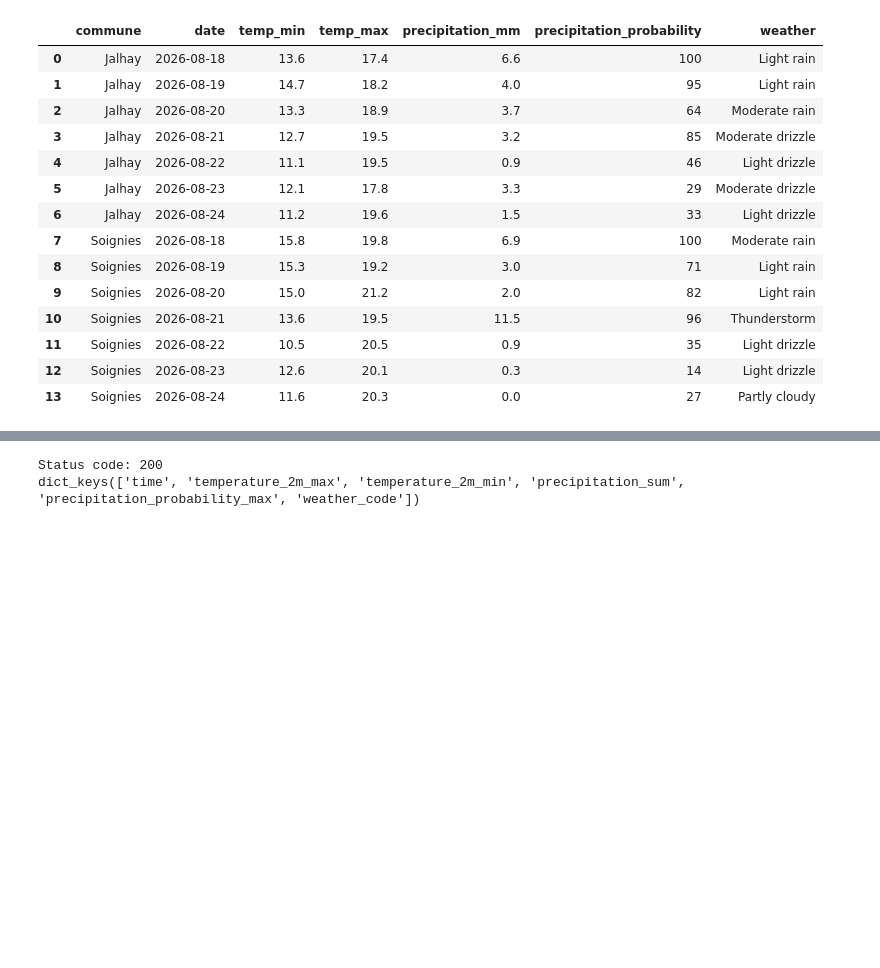
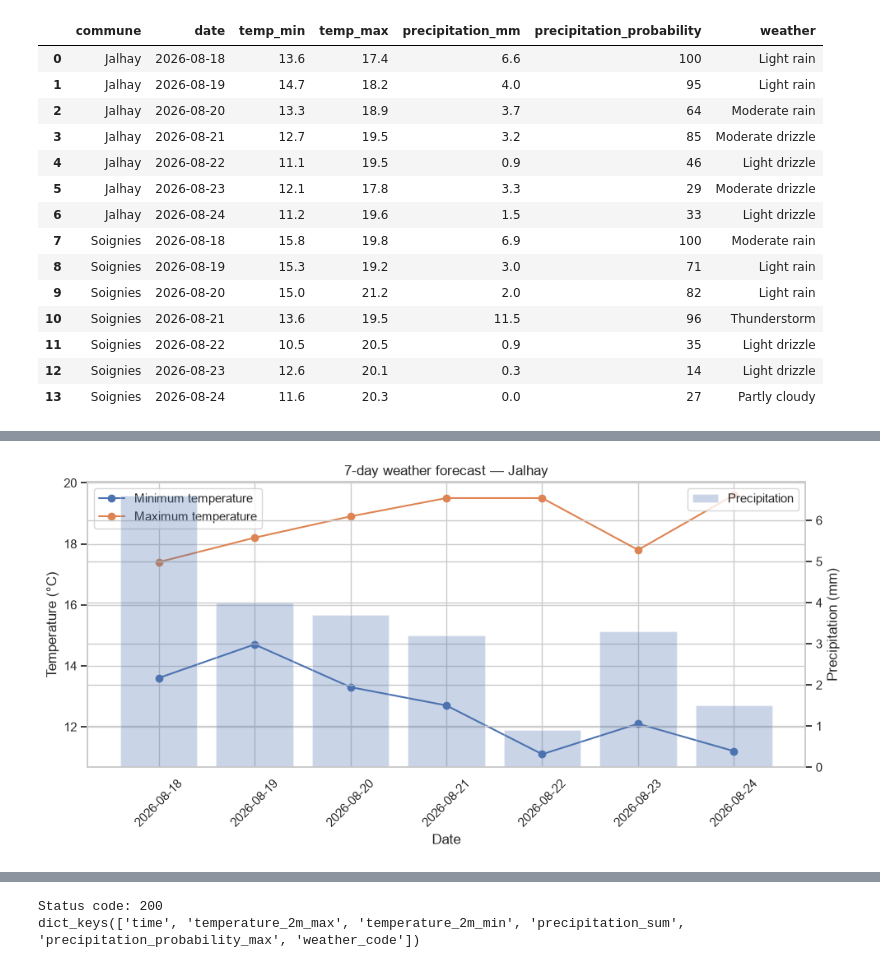
Before and after one commit to Mircea11/BF_IntegIA_2026, a Jupyter notebook: Specialist_IA/Semain 17-08-26/request-exersize.ipynb, the cells around one changed output, grey strips where cells are left out. Drawn from its saved outputs; the diff is of its cells as text; code cells hidden in the pictures; blank space fills up the shorter version.

```diff
--- a/Specialist_IA/Semain 17-08-26/request-exersize.ipynb
+++ b/Specialist_IA/Semain 17-08-26/request-exersize.ipynb
@@ -573,3 +573,95 @@ df_weather[
 | 11 | Soignies | 2026-08-22 | 10.5 | 20.5 | 0.9 | 35 | Light drizzle |
 | 12 | Soignies | 2026-08-23 | 12.6 | 20.1 | 0.3 | 14 | Light drizzle |
 | 13 | Soignies | 2026-08-24 | 11.6 | 20.3 | 0.0 | 27 | Partly cloudy |
+# %%
+# Take the name of the first commune in our DataFrame.
+selected_commune = df_weather["commune"].iloc[0]
+
+# Keep only the rows for that commune.
+# Then sort them chronologically by date.
+df_commune = (
+    df_weather[df_weather["commune"] == selected_commune]
+    .sort_values("date")
+)
+
+print("Selected commune:", selected_commune)
+
+df_commune
+
+# Import Matplotlib.
+import matplotlib.pyplot as plt
+
+
+# Create the figure and the first axis.
+# ax1 will be used for temperature.
+fig, ax1 = plt.subplots(figsize=(10, 5))
+
+
+# Plot minimum temperature.
+ax1.plot(
+    df_commune["date"],
+    df_commune["temp_min"],
+    marker="o",
+    label="Minimum temperature"
+)
+
+
+# Plot maximum temperature.
+ax1.plot(
+    df_commune["date"],
+    df_commune["temp_max"],
+    marker="o",
+    label="Maximum temperature"
+)
+
+
+# Label the first Y-axis.
+ax1.set_ylabel("Temperature (°C)")
+
+# Label the X-axis.
+ax1.set_xlabel("Date")
+
+
+# Create a second Y-axis.
+# It shares the same dates on the X-axis.
+ax2 = ax1.twinx()
+
+
+# Plot daily precipitation as bars.
+ax2.bar(
+    df_commune["date"],
+    df_commune["precipitation_mm"],
+    alpha=0.3,
+    label="Precipitation"
+)
+
+
+# Label the second Y-axis.
+ax2.set_ylabel("Precipitation (mm)")
+
+
+# Add the title.
+plt.title(
+    f"7-day weather forecast — {selected_commune}"
+)
+
+
+# Rotate the dates to make them easier to read.
+ax1.tick_params(
+    axis="x",
+    rotation=45
+)
+
+
+# Add legends for both axes.
+ax1.legend(loc="upper left")
+ax2.legend(loc="upper right")
+
+
+# Prevent labels from overlapping.
+plt.tight_layout()
+
+
+# Display the chart.
+plt.show()
+# %% [output]
@@ -576,3 +669,4 @@ df_weather[
+[figure, added]
 # %%
 # Import Matplotlib.
 import matplotlib.pyplot as plt
```
Also changed, not shown: parts of 2 cells of this notebook.
